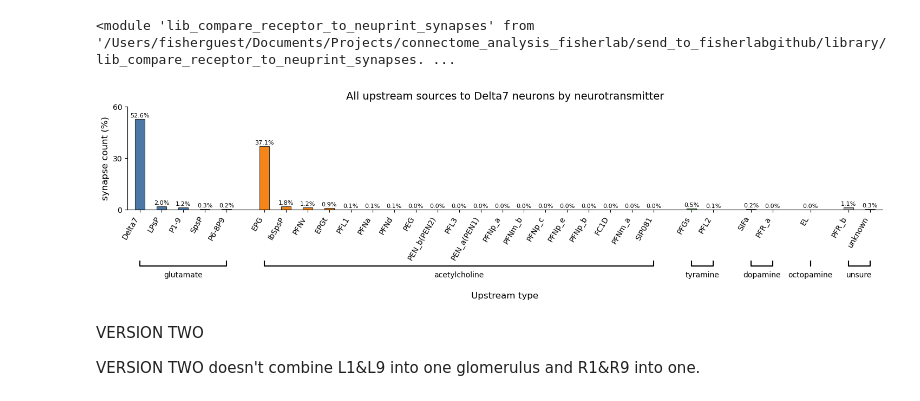
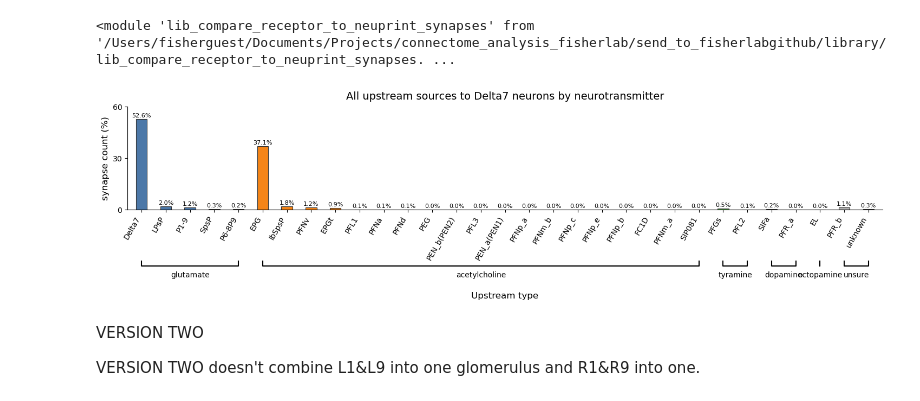
Before and after one commit to sansachenlelele/connectome_analysis_fisherlab, a Jupyter notebook: send_to_fisherlabgithub/notebooks/compare_receptor_to_neuprint_synapses_modified.ipynb, the cells around one changed output. Cells and saved outputs as stored; diff of their text form; code cells hidden in the pictures.

```diff
--- a/send_to_fisherlabgithub/notebooks/compare_receptor_to_neuprint_synapses_modified.ipynb
+++ b/send_to_fisherlabgithub/notebooks/compare_receptor_to_neuprint_synapses_modified.ipynb
@@ -825,35 +825,35 @@ importlib.reload(connectome)
 summarydf_upstream_type_totals_by_nt = connectome.plot_upstream_type_totals_by_nt(
     df_upstream_type_totals,
     neurotransmitter_df,
     nt_order=("glutamate", "acetylcholine", "tyramine", "dopamine", "octopamine"),
     scale_to_100=True,
     nt_colors={
         "glutamate": "#4C78A8",
         "acetylcholine": "#F58518",
         "tyramine": "#54A24B",
         "dopamine": "#d5a6bd",
         "octopamine": "#B279A2",
         "unsure": "0.7",
     },
     figsize=(18, 5),
     title='All upstream sources to Delta7 neurons by neurotransmitter',
     xlabel='Upstream type',
     ylabel='synapse count (%)',
     bar_width=0.55,
     bar_gap=0.2,
-    group_gap=0.9,
+    group_gap=0,        # create gaps between NT groups
     ymax=60,            # manually decided!
     n_yticks=3,
     show_labels=True,
     label_rotation=0,
     bracket_y_frac=-0.55,
     bracket_h_frac=0.05,
     bottom_adjust=0.5,
     save=False,
     filename=project_root / "results" / "plots" / q_folder / "all_upstream_sources_by_nt.svg",
 )
 # %% [output]
-[figure, old version]
+[figure, new version]
 # %% [markdown]
 <font size="20">VERSION TWO</font>
 
```
Also changed, not shown: 13 other files.
